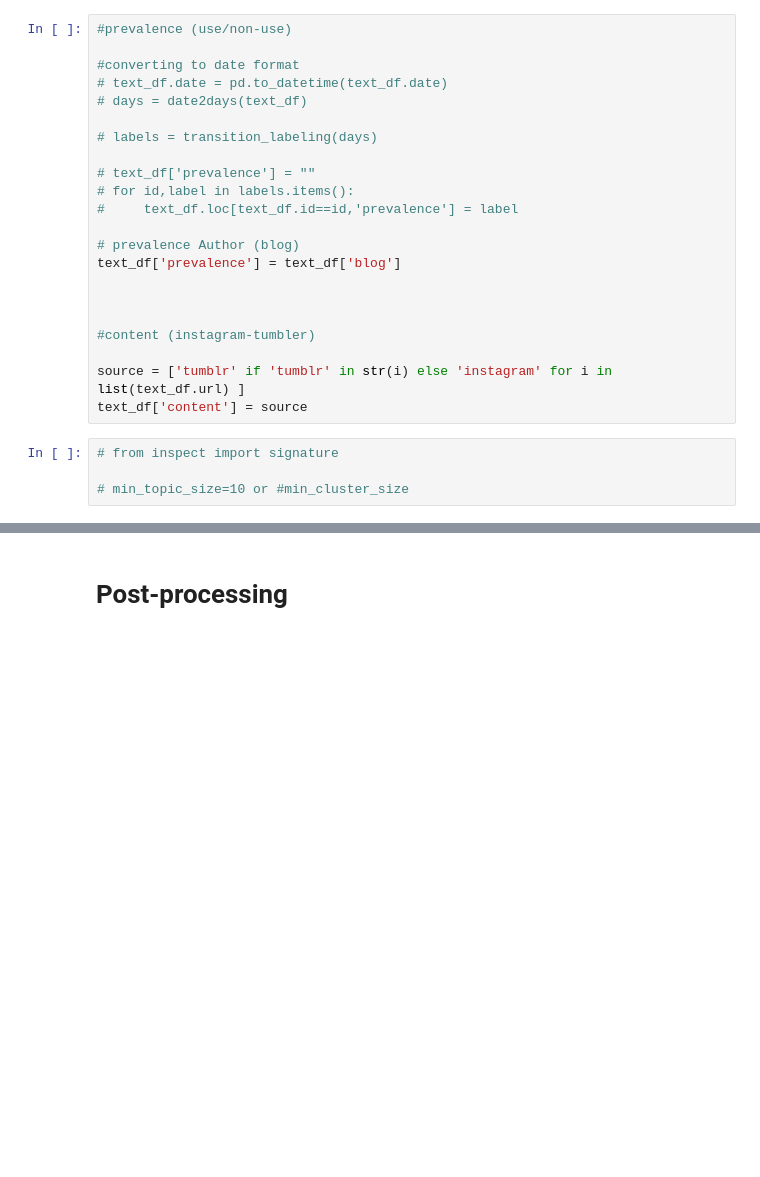
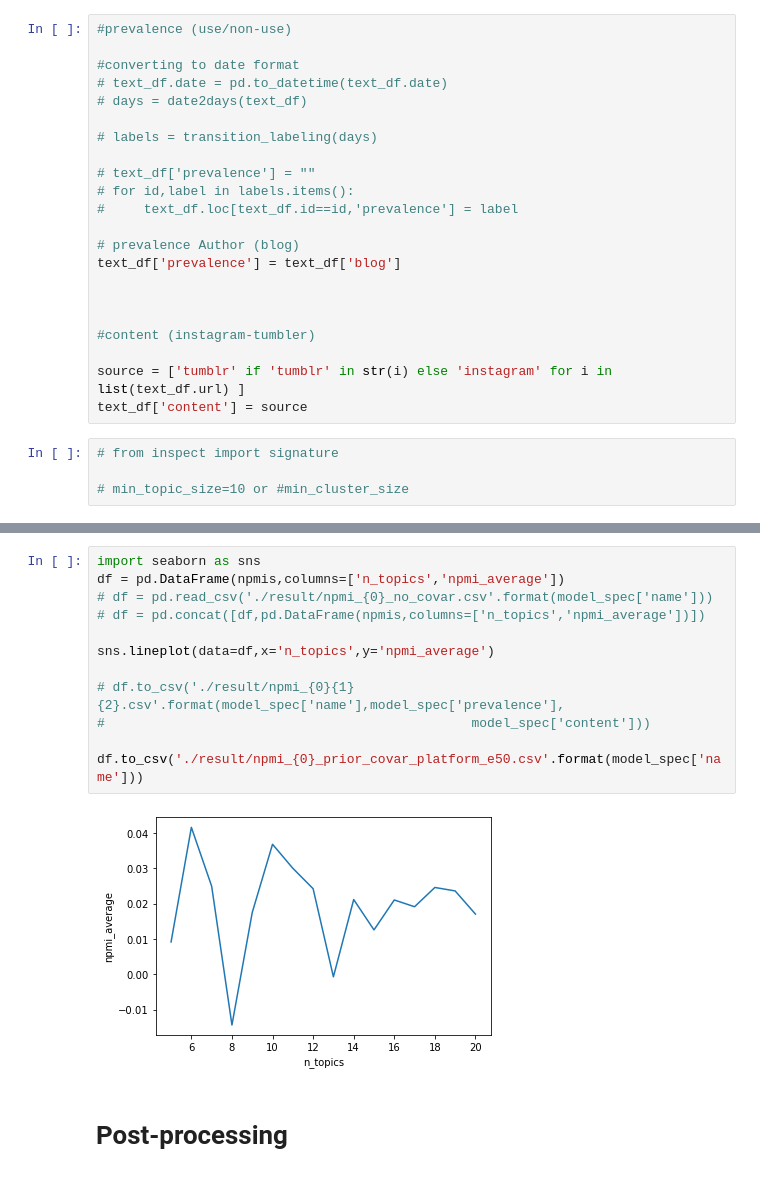
Before and after one commit to aminmarani/topic_modeling_comparison, a Jupyter notebook: topic_modeling_pipeline-SCHOLAR.ipynb, the cells around one changed output, grey strips where cells are left out. Saved outputs shown, nothing was run; the diff lists cells and outputs as text; blank space fills up the shorter version.

```diff
--- a/topic_modeling_pipeline-SCHOLAR.ipynb
+++ b/topic_modeling_pipeline-SCHOLAR.ipynb
@@ -634,3 +906,17 @@ topic_model.get_topic_info()
+# %%
+import seaborn as sns
+df = pd.DataFrame(npmis,columns=['n_topics','npmi_average'])
+# df = pd.read_csv('./result/npmi_{0}_no_covar.csv'.format(model_spec['name']))
+# df = pd.concat([df,pd.DataFrame(npmis,columns=['n_topics','npmi_average'])])
+
+sns.lineplot(data=df,x='n_topics',y='npmi_average')
+
+# df.to_csv('./result/npmi_{0}{1}{2}.csv'.format(model_spec['name'],model_spec['prevalence'],
+#                                               model_spec['content']))
+
+df.to_csv('./result/npmi_{0}_prior_covar_platform_e50.csv'.format(model_spec['name']))
+# %% [output]
+[figure, added]
 # %% [markdown]
 # Post-processing
 # %% [markdown]
```
Also changed, not shown: parts of 10 cells of this notebook, 13 other files.
